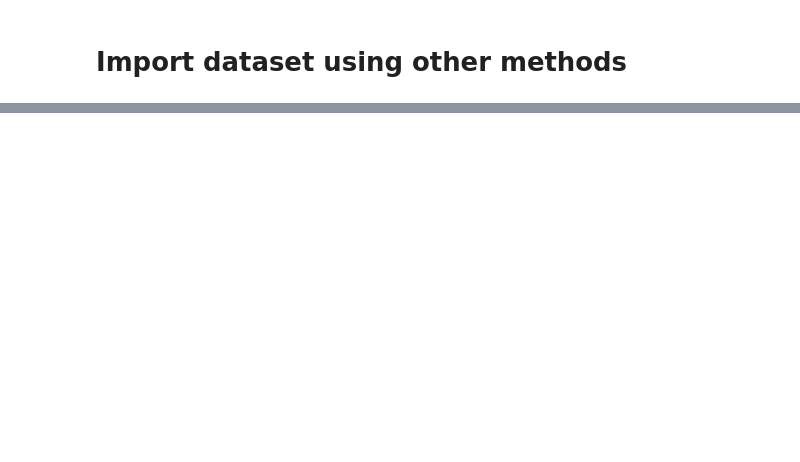
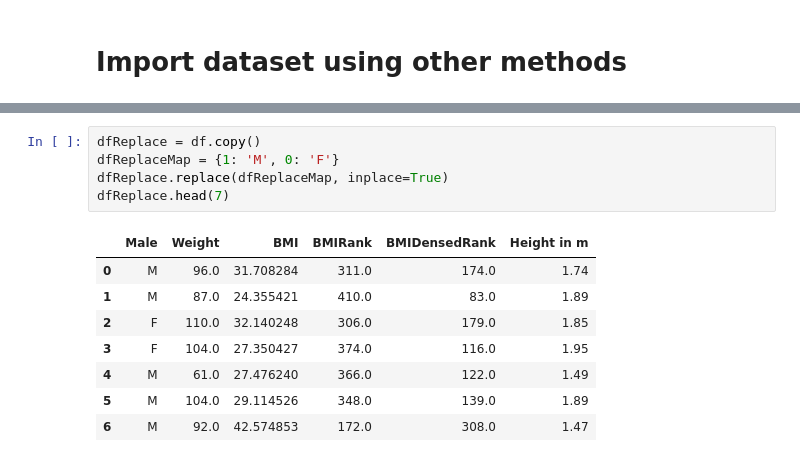
Before and after one commit to Abdullah-Hamad-Almousa/ArrayTesting, a Jupyter notebook: notes/PandasNote.ipynb, the cells around one changed output, grey strips where cells are left out. Saved outputs shown, nothing was run; the diff lists cells and outputs as text; blank space fills up the shorter version.

```diff
--- a/notes/PandasNote.ipynb
+++ b/notes/PandasNote.ipynb
@@ -722,0 +1031,14 @@ df.head()
+# %%
+dfReplace = df.copy()
+dfReplaceMap = {1: 'M', 0: 'F'}
+dfReplace.replace(dfReplaceMap, inplace=True)
+dfReplace.head(7)
+# %% [output]
+|  | Male | Weight | BMI | BMIRank | BMIDensedRank | Height in m |
+| 0 | M | 96.0 | 31.708284 | 311.0 | 174.0 | 1.74 |
+| 1 | M | 87.0 | 24.355421 | 410.0 | 83.0 | 1.89 |
+| 2 | F | 110.0 | 32.140248 | 306.0 | 179.0 | 1.85 |
+| 3 | F | 104.0 | 27.350427 | 374.0 | 116.0 | 1.95 |
+| 4 | M | 61.0 | 27.476240 | 366.0 | 122.0 | 1.49 |
+| 5 | M | 104.0 | 29.114526 | 348.0 | 139.0 | 1.89 |
+| 6 | M | 92.0 | 42.574853 | 172.0 | 308.0 | 1.47 |
```
Also changed, not shown: parts of 31 cells of this notebook, 1 other file.
